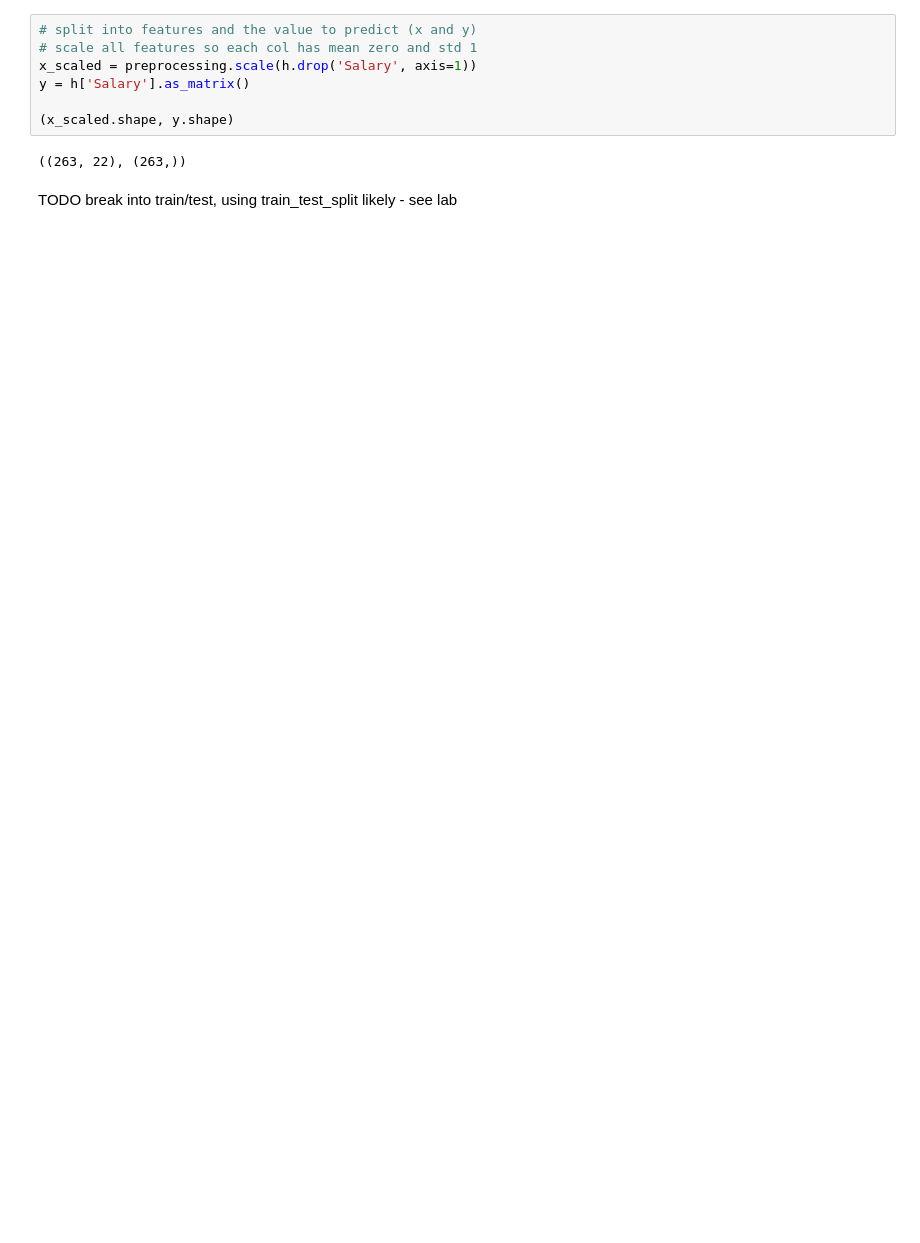
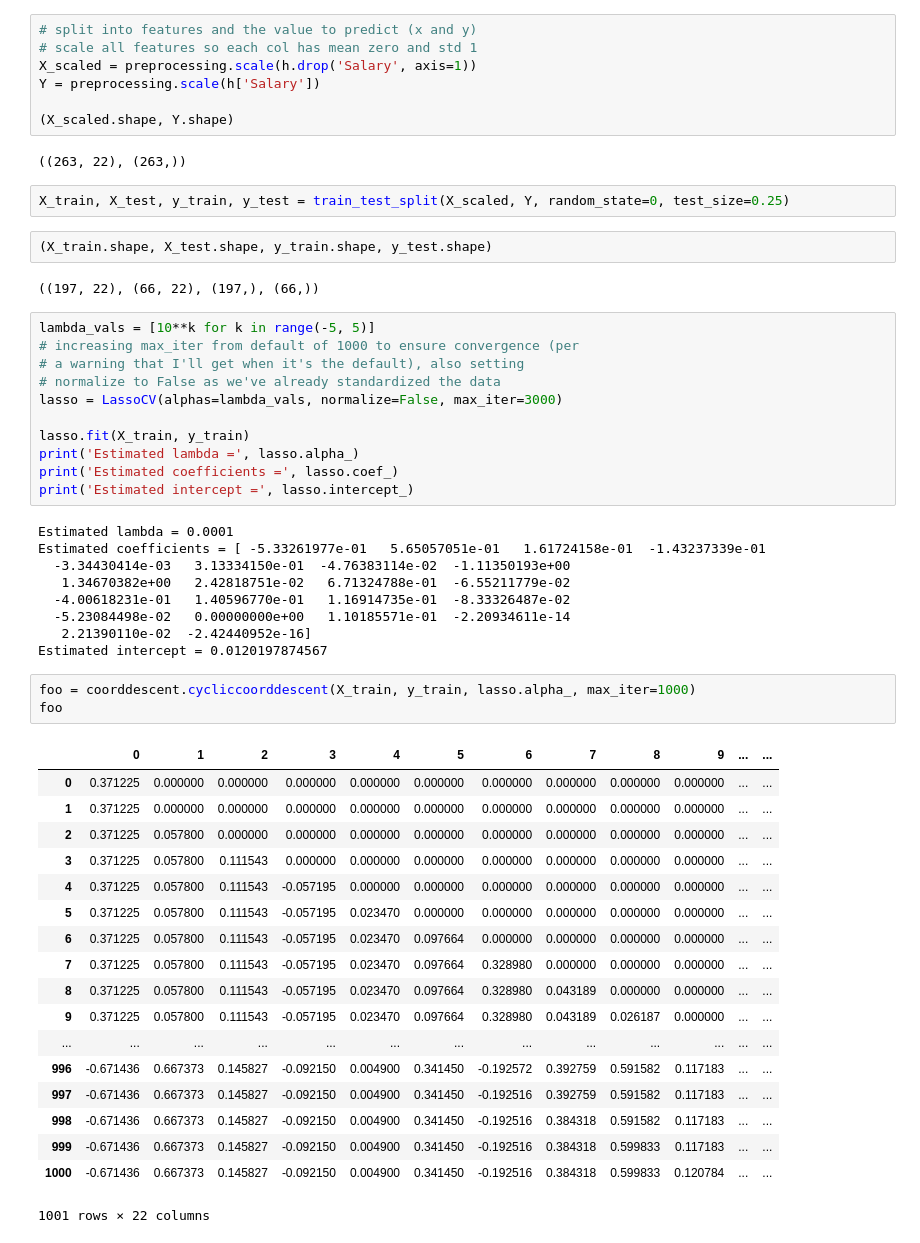
Before and after one commit to aenfield/Data558, a Jupyter notebook: Week04/EnfieldAndrew-HW4.ipynb, the cells around one changed output. Drawn from its saved outputs; the diff is of its cells as text; blank space fills up the shorter version.

Commit message:
Worked on train/test split and start of use from notebook.

```diff
--- a/Week04/EnfieldAndrew-HW4.ipynb
+++ b/Week04/EnfieldAndrew-HW4.ipynb
@@ -43,11 +48,57 @@ While the homework doesn't state it specifically, I assume here that we're predi
 # %%
 # split into features and the value to predict (x and y)
 # scale all features so each col has mean zero and std 1
-x_scaled = preprocessing.scale(h.drop('Salary', axis=1))
-y = h['Salary'].as_matrix()
+X_scaled = preprocessing.scale(h.drop('Salary', axis=1))
+Y = preprocessing.scale(h['Salary'])
 
-(x_scaled.shape, y.shape)
+(X_scaled.shape, Y.shape)
 # %% [output]
 ((263, 22), (263,))
-# %% [markdown]
-TODO break into train/test, using train_test_split likely - see lab
+# %%
+X_train, X_test, y_train, y_test = train_test_split(X_scaled, Y, random_state=0, test_size=0.25)
+# %%
+(X_train.shape, X_test.shape, y_train.shape, y_test.shape)
+# %% [output]
+((197, 22), (66, 22), (197,), (66,))
+# %%
+lambda_vals = [10**k for k in range(-5, 5)]
+# increasing max_iter from default of 1000 to ensure convergence (per
+# a warning that I'll get when it's the default), also setting
+# normalize to False as we've already standardized the data
+lasso = LassoCV(alphas=lambda_vals, normalize=False, max_iter=3000)
+
+lasso.fit(X_train, y_train)
+print('Estimated lambda =', lasso.alpha_)
+print('Estimated coefficients =', lasso.coef_)
+print('Estimated intercept =', lasso.intercept_)
+# %% [output]
+Estimated lambda = 0.0001
+Estimated coefficients = [ -5.33261977e-01   5.65057051e-01   1.61724158e-01  -1.43237339e-01
+  -3.34430414e-03   3.13334150e-01  -4.76383114e-02  -1.11350193e+00
+   1.34670382e+00   2.42818751e-02   6.71324788e-01  -6.55211779e-02
+  -4.00618231e-01   1.40596770e-01   1.16914735e-01  -8.33326487e-02
+  -5.23084498e-02   0.00000000e+00   1.10185571e-01  -2.20934611e-14
+   2.21390110e-02  -2.42440952e-16]
+Estimated intercept = 0.0120197874567
+# %%
+foo = coorddescent.cycliccoorddescent(X_train, y_train, lasso.alpha_, max_iter=1000)
+foo
+# %% [output]
+|  | 0 | 1 | 2 | 3 | 4 | 5 | 6 | 7 | 8 | 9 | ... | ... |
+| 0 | 0.371225 | 0.000000 | 0.000000 | 0.000000 | 0.000000 | 0.000000 | 0.000000 | 0.000000 | 0.000000 | 0.000000 | ... | ... |
+| 1 | 0.371225 | 0.000000 | 0.000000 | 0.000000 | 0.000000 | 0.000000 | 0.000000 | 0.000000 | 0.000000 | 0.000000 | ... | ... |
+| 2 | 0.371225 | 0.057800 | 0.000000 | 0.000000 | 0.000000 | 0.000000 | 0.000000 | 0.000000 | 0.000000 | 0.000000 | ... | ... |
+| 3 | 0.371225 | 0.057800 | 0.111543 | 0.000000 | 0.000000 | 0.000000 | 0.000000 | 0.000000 | 0.000000 | 0.000000 | ... | ... |
+| 4 | 0.371225 | 0.057800 | 0.111543 | -0.057195 | 0.000000 | 0.000000 | 0.000000 | 0.000000 | 0.000000 | 0.000000 | ... | ... |
+| 5 | 0.371225 | 0.057800 | 0.111543 | -0.057195 | 0.023470 | 0.000000 | 0.000000 | 0.000000 | 0.000000 | 0.000000 | ... | ... |
+| 6 | 0.371225 | 0.057800 | 0.111543 | -0.057195 | 0.023470 | 0.097664 | 0.000000 | 0.000000 | 0.000000 | 0.000000 | ... | ... |
+| 7 | 0.371225 | 0.057800 | 0.111543 | -0.057195 | 0.023470 | 0.097664 | 0.328980 | 0.000000 | 0.000000 | 0.000000 | ... | ... |
+| 8 | 0.371225 | 0.057800 | 0.111543 | -0.057195 | 0.023470 | 0.097664 | 0.328980 | 0.043189 | 0.000000 | 0.000000 | ... | ... |
+| 9 | 0.371225 | 0.057800 | 0.111543 | -0.057195 | 0.023470 | 0.097664 | 0.328980 | 0.043189 | 0.026187 | 0.000000 | ... | ... |
+| ... | ... | ... | ... | ... | ... | ... | ... | ... | ... | ... | ... | ... |
+| 996 | -0.671436 | 0.667373 | 0.145827 | -0.092150 | 0.004900 | 0.341450 | -0.192572 | 0.392759 | 0.591582 | 0.117183 | ... | ... |
+| 997 | -0.671436 | 0.667373 | 0.145827 | -0.092150 | 0.004900 | 0.341450 | -0.192516 | 0.392759 | 0.591582 | 0.117183 | ... | ... |
+| 998 | -0.671436 | 0.667373 | 0.145827 | -0.092150 | 0.004900 | 0.341450 | -0.192516 | 0.384318 | 0.591582 | 0.117183 | ... | ... |
+| 999 | -0.671436 | 0.667373 | 0.145827 | -0.092150 | 0.004900 | 0.341450 | -0.192516 | 0.384318 | 0.599833 | 0.117183 | ... | ... |
+| 1000 | -0.671436 | 0.667373 | 0.145827 | -0.092150 | 0.004900 | 0.341450 | -0.192516 | 0.384318 | 0.599833 | 0.120784 | ... | ... |
+1001 rows × 22 columns
```
Also changed, not shown: parts of 6 cells of this notebook, 2 other files.
